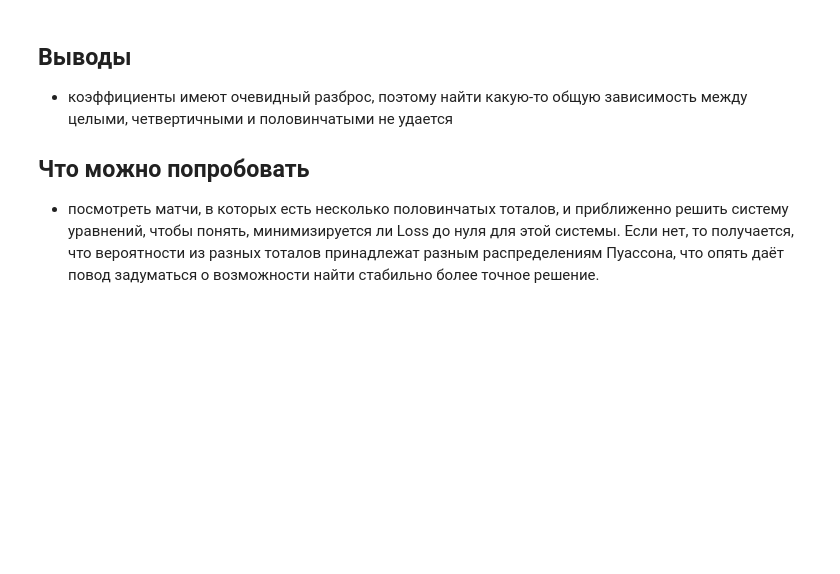
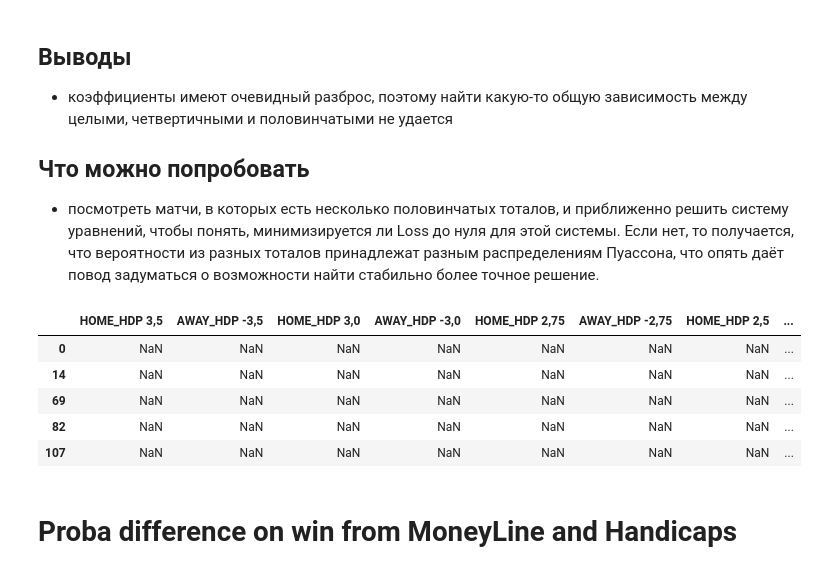
Before and after one commit to vanerpool/softpro, a Jupyter notebook: experiments/totals_hdp_polyfit.ipynb, the cells around one changed output. Drawn from its saved outputs; the diff is of its cells as text; code cells hidden in the pictures; blank space fills up the shorter version.

Commit message:
totals_hdp_polyfit.ipynb added win differences

```diff
--- a/experiments/totals_hdp_polyfit.ipynb
+++ b/experiments/totals_hdp_polyfit.ipynb
@@ -157,3 +157,14 @@ plt.show()
   чтобы понять, минимизируется ли Loss до нуля для этой системы. Если нет, то получается, что вероятности
   из разных тоталов принадлежат разным распределениям Пуассона, что опять даёт повод задуматься о возможности
   найти стабильно более точное решение.
+# %%
+data_nodups.loc[:, hdp_columns].head()
+# %% [output]
+|  | HOME_HDP 3,5 | AWAY_HDP -3,5 | HOME_HDP 3,0 | AWAY_HDP -3,0 | HOME_HDP 2,75 | AWAY_HDP -2,75 | HOME_HDP 2,5 | ... |
+| 0 | NaN | NaN | NaN | NaN | NaN | NaN | NaN | ... |
+| 14 | NaN | NaN | NaN | NaN | NaN | NaN | NaN | ... |
+| 69 | NaN | NaN | NaN | NaN | NaN | NaN | NaN | ... |
+| 82 | NaN | NaN | NaN | NaN | NaN | NaN | NaN | ... |
+| 107 | NaN | NaN | NaN | NaN | NaN | NaN | NaN | ... |
+# %% [markdown]
+# Proba difference on win from MoneyLine and Handicaps
```
Also changed, not shown: parts of 6 cells of this notebook, 1 other file.
